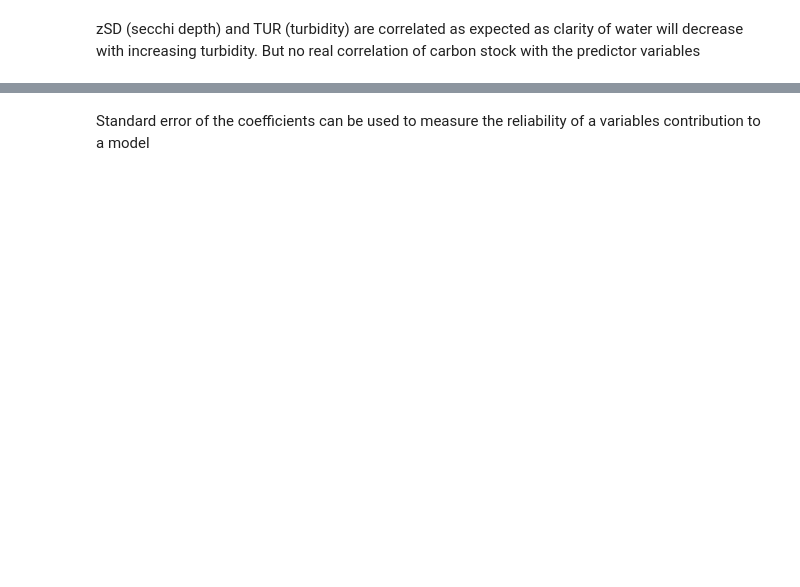
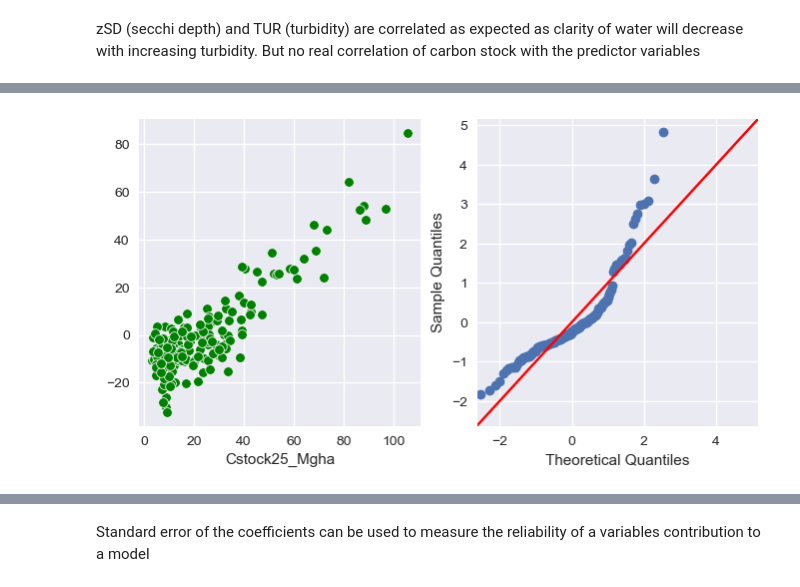
Before and after one commit to datasplod/seagrass_carbon, a Jupyter notebook: Sg Carbon Regression Analysis.ipynb, the cells around one changed output, grey strips where cells are left out. Cells and saved outputs as stored; diff of their text form; code cells hidden in the pictures; blank space fills up the shorter version.

```diff
--- a/Sg Carbon Regression Analysis.ipynb
+++ b/Sg Carbon Regression Analysis.ipynb
@@ -595,0 +317,18 @@ strong multicollinearity or other numerical problems.
+# %%
+#create residual vs. predictor plot for 'assists'
+#import matplotlib.lines as mlines
+#import matplotlib.transforms as mtransforms
+
+fig, (ax1, ax2)=plt.subplots(1, 2, figsize=(8,4))
+sns.scatterplot(x = y, y = res, color="g", ax = ax1)
+plt.ylabel('residuals')
+plt.xlabel('y')
+
+from statsmodels.api import qqplot
+sm.qqplot(res, line = '45', fit = True, ax = ax2)
+plt.show()
+
+plt.show()
+#
+# %% [output]
+[figure, added]
```
Also changed, not shown: parts of 195 cells of this notebook, 2 other files.
